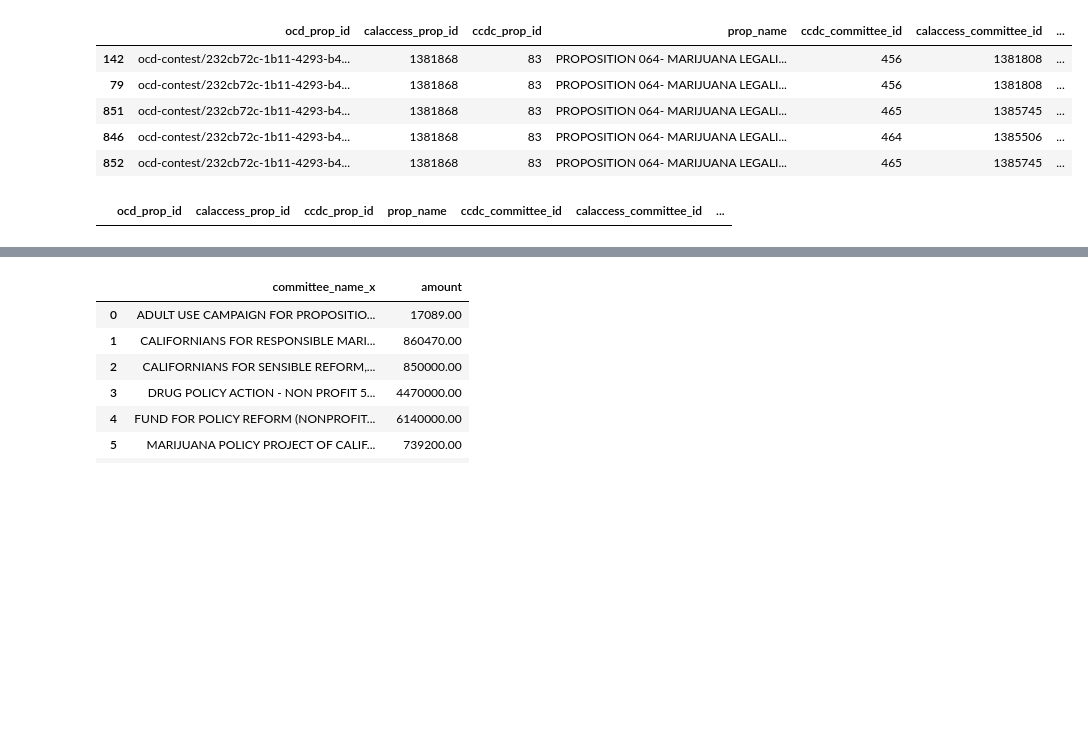
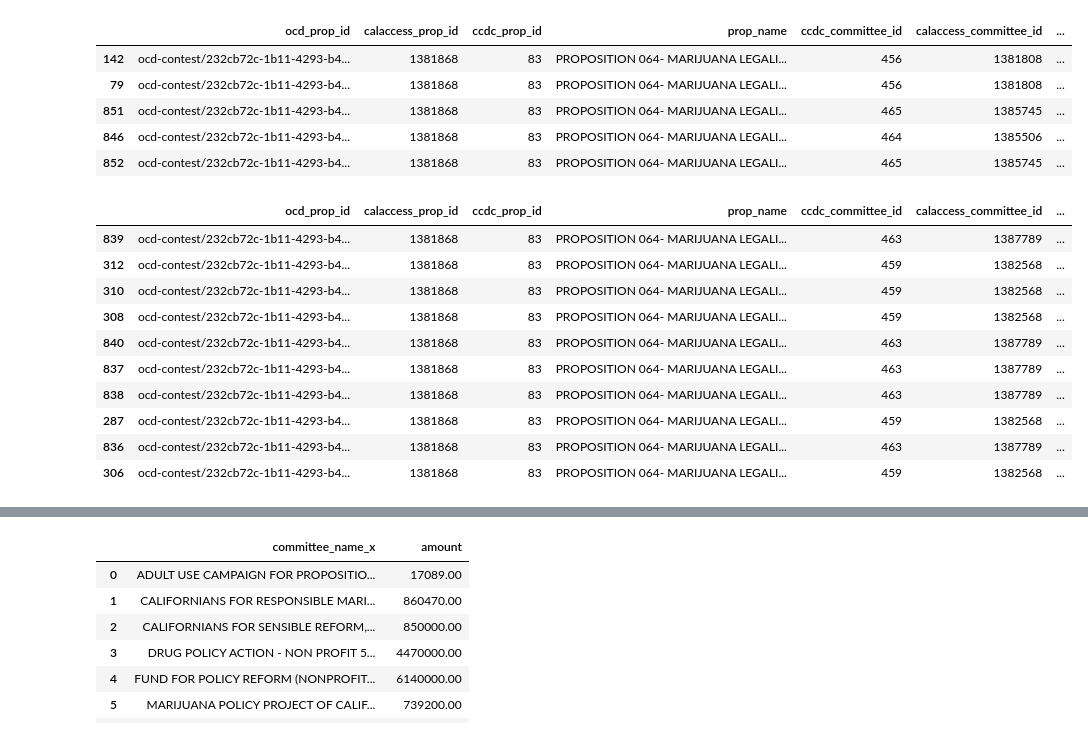
Before and after one commit to maciejszulc/first-python-notebook, a Jupyter notebook: Data_Cal_Access.ipynb, the cells around one changed output, grey strips where cells are left out. Saved outputs shown, nothing was run; the diff lists cells and outputs as text; code cells hidden in the pictures; blank space fills up the shorter version.

Commit message:
A commit ending the tutorial.

```diff
--- a/Data_Cal_Access.ipynb
+++ b/Data_Cal_Access.ipynb
@@ -223,8 +223,6 @@ dtypes: int64(4), object(4)
 memory usage: 6.5+ KB
 # %%
 merged = pd.merge(prop, contribs, on="calaccess_committee_id")
-# %%
-merged = pd.merge(prop, contribs, on="calaccess_committee_id")
 # %%
 merged.head()
 # %% [output]
@@ -292,7 +290,7 @@ OPPOSE      98
 Name: committee_position, dtype: int64
 # %%
 support = merged[merged.committee_position == "SUPPORT"]
-oppose = merged[merged.committee_position == "OPOSE"]
+oppose = merged[merged.committee_position == "OPPOSE"]
 # %%
 print(oppose)
 # %% [output]
@@ -416,9 +428,19 @@ support.sort_values("amount", ascending = False).head()
 | 846 | ocd-contest/232cb72c-1b11-4293-b4... | 1381868 | 83 | PROPOSITION 064- MARIJUANA LEGALI... | 464 | 1385506 | ... |
 | 852 | ocd-contest/232cb72c-1b11-4293-b4... | 1381868 | 83 | PROPOSITION 064- MARIJUANA LEGALI... | 465 | 1385745 | ... |
 # %%
-oppose.sort_values("amount", ascending = False).head()
+oppose.sort_values("amount", ascending = False).head(10)
 # %% [output]
 |  | ocd_prop_id | calaccess_prop_id | ccdc_prop_id | prop_name | ccdc_committee_id | calaccess_committee_id | ... |
+| 839 | ocd-contest/232cb72c-1b11-4293-b4... | 1381868 | 83 | PROPOSITION 064- MARIJUANA LEGALI... | 463 | 1387789 | ... |
+| 312 | ocd-contest/232cb72c-1b11-4293-b4... | 1381868 | 83 | PROPOSITION 064- MARIJUANA LEGALI... | 459 | 1382568 | ... |
+| 310 | ocd-contest/232cb72c-1b11-4293-b4... | 1381868 | 83 | PROPOSITION 064- MARIJUANA LEGALI... | 459 | 1382568 | ... |
+| 308 | ocd-contest/232cb72c-1b11-4293-b4... | 1381868 | 83 | PROPOSITION 064- MARIJUANA LEGALI... | 459 | 1382568 | ... |
+| 840 | ocd-contest/232cb72c-1b11-4293-b4... | 1381868 | 83 | PROPOSITION 064- MARIJUANA LEGALI... | 463 | 1387789 | ... |
+| 837 | ocd-contest/232cb72c-1b11-4293-b4... | 1381868 | 83 | PROPOSITION 064- MARIJUANA LEGALI... | 463 | 1387789 | ... |
+| 838 | ocd-contest/232cb72c-1b11-4293-b4... | 1381868 | 83 | PROPOSITION 064- MARIJUANA LEGALI... | 463 | 1387789 | ... |
+| 287 | ocd-contest/232cb72c-1b11-4293-b4... | 1381868 | 83 | PROPOSITION 064- MARIJUANA LEGALI... | 459 | 1382568 | ... |
+| 836 | ocd-contest/232cb72c-1b11-4293-b4... | 1381868 | 83 | PROPOSITION 064- MARIJUANA LEGALI... | 463 | 1387789 | ... |
+| 306 | ocd-contest/232cb72c-1b11-4293-b4... | 1381868 | 83 | PROPOSITION 064- MARIJUANA LEGALI... | 459 | 1382568 | ... |
 # %%
 merged.groupby("committee_name_x").amount.sum()
 # %% [output]
```
Also changed, not shown: parts of 24 cells of this notebook.
